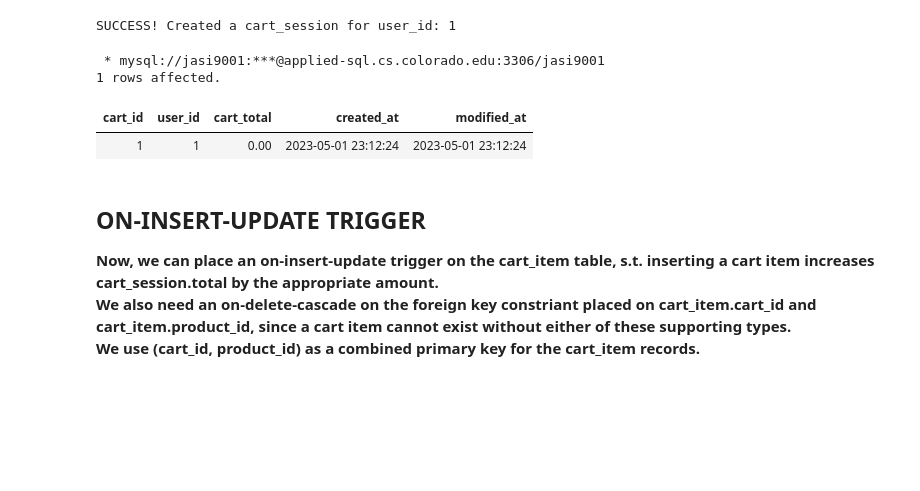
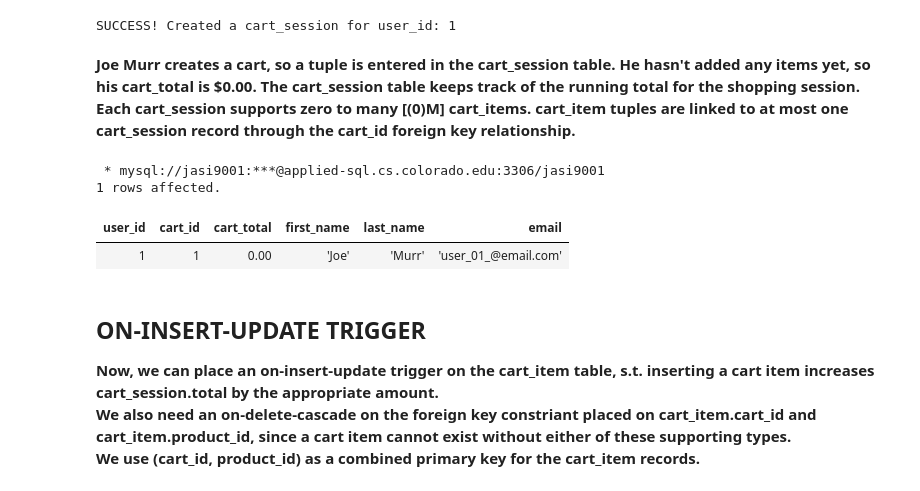
Before and after one commit to Micah614/P2P_Retail_Database, a Jupyter notebook: P2P_DB.ipynb, the cells around one changed output. Saved outputs shown, nothing was run; the diff lists cells and outputs as text; code cells hidden in the pictures; blank space fills up the shorter version.

```diff
--- a/P2P_DB.ipynb
+++ b/P2P_DB.ipynb
@@ -992,14 +991,19 @@ except:
     print("FAILED to insert:", user_id)
 # %% [output]
 SUCCESS! Created a cart_session for user_id: 1
+# %% [markdown]
+<strong>Joe Murr creates a cart, so a tuple is entered in the cart_session table. He hasn't added any items yet, so his cart_total is $0.00. The cart_session table keeps track of the running total for the shopping session. Each cart_session supports zero to many [(0)M] cart_items. cart_item tuples are linked to at most one cart_session record through the cart_id foreign key relationship. </strong>
 # %%
 %%sql
-SELECT * FROM cart_session;
+SELECT user.user_id, cart_session.cart_id, cart_session.cart_total, first_name, last_name, email
+FROM user
+JOIN cart_session
+ON cart_session.user_id = user.user_id;
 # %% [output]
  * mysql://jasi9001:***@applied-sql.cs.colorado.edu:3306/jasi9001
 1 rows affected.
-| cart_id | user_id | cart_total | created_at | modified_at |
-| 1 | 1 | 0.00 | 2023-05-01 23:12:24 | 2023-05-01 23:12:24 |
+| user_id | cart_id | cart_total | first_name | last_name | email |
+| 1 | 1 | 0.00 | 'Joe' | 'Murr' | 'user_01_@email.com' |
 # %% [markdown]
 <h2> ON-INSERT-UPDATE TRIGGER </h2>
 
```
Also changed, not shown: parts of 5 cells of this notebook.
